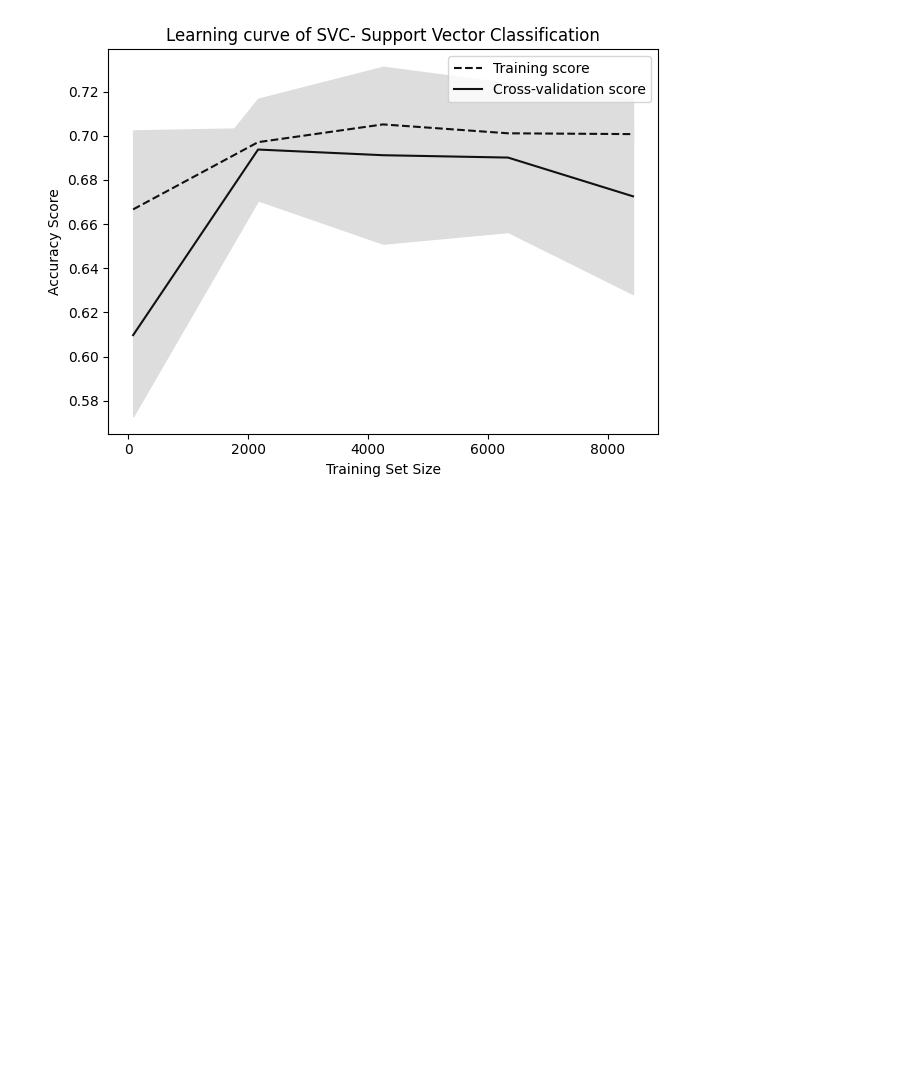
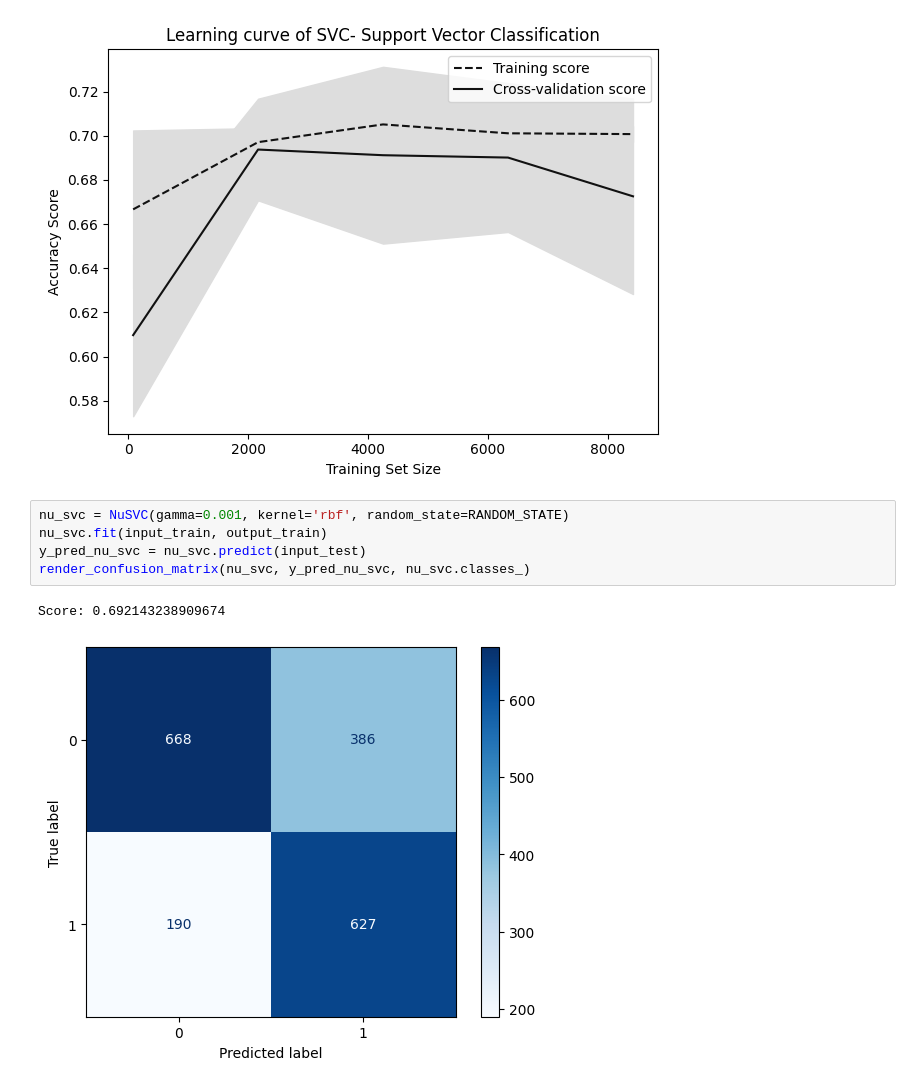
Before and after one commit to StrajnarFilip/UISU-projektna-naloga, a Jupyter notebook: naloga.ipynb, the cells around one changed output. Cells and saved outputs as stored; diff of their text form; blank space fills up the shorter version.

```diff
--- a/naloga.ipynb
+++ b/naloga.ipynb
@@ -300,3 +300,11 @@ Score: 0.6958845537145911
 render_learning_curve(svc, "Learning curve of SVC- Support Vector Classification", 5)
 # %% [output]
 [figure]
+# %%
+nu_svc = NuSVC(gamma=0.001, kernel='rbf', random_state=RANDOM_STATE)
+nu_svc.fit(input_train, output_train)
+y_pred_nu_svc = nu_svc.predict(input_test)
+render_confusion_matrix(nu_svc, y_pred_nu_svc, nu_svc.classes_)
+# %% [output]
+Score: 0.692143238909674
+[figure, added]
```
Also changed, not shown: parts of 4 cells of this notebook.
